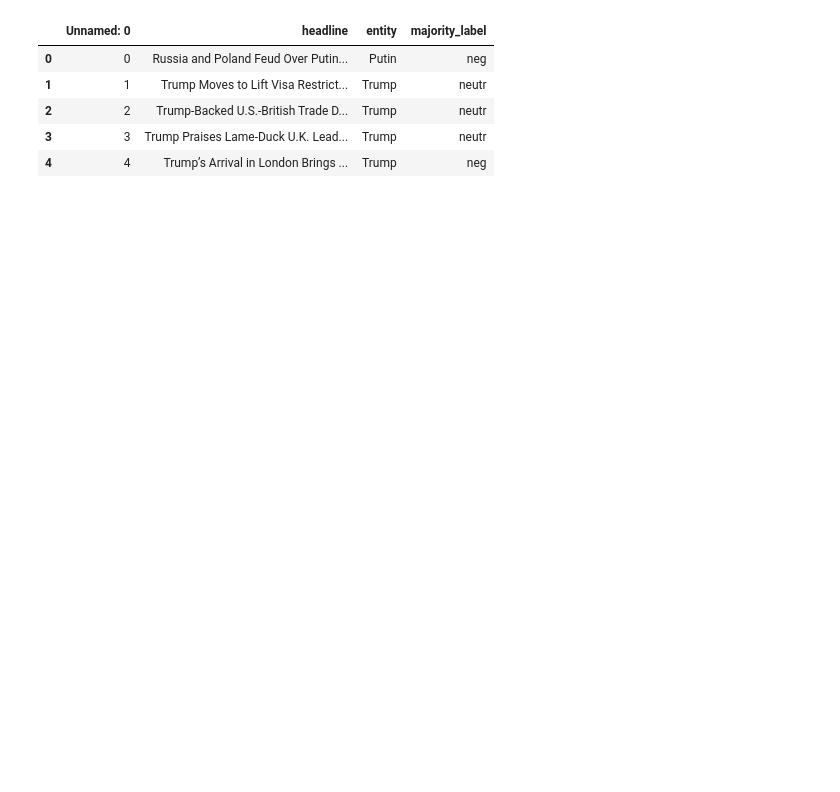
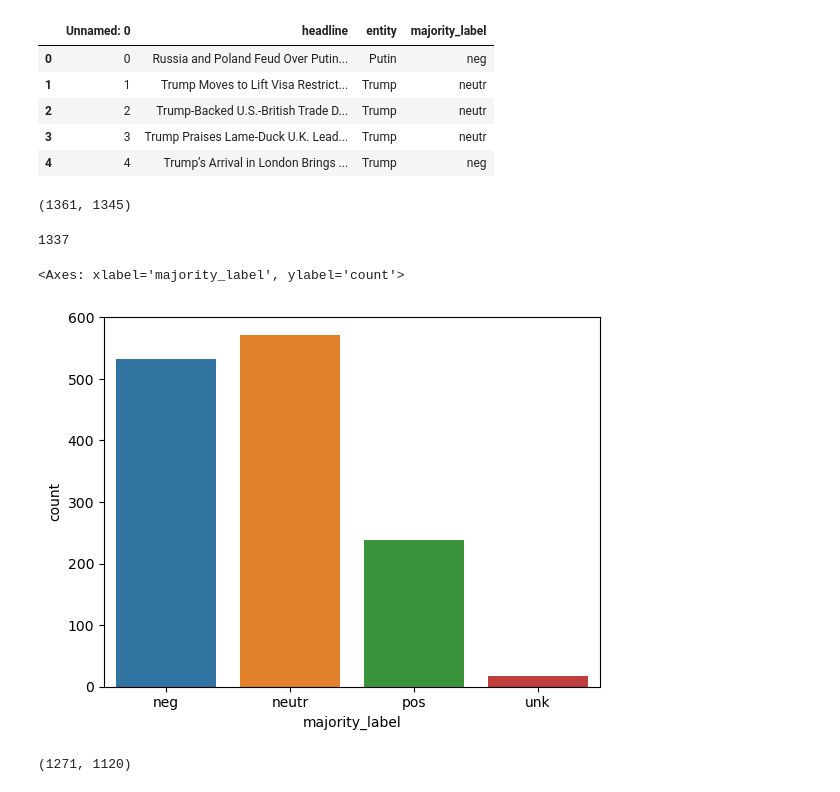
Before and after one commit to abhishekanand1710/nothing-new-s, a Jupyter notebook: Entity-Sentiment-Extraction-on-News.ipynb, the cells around one changed output. Saved outputs shown, nothing was run; the diff lists cells and outputs as text; code cells hidden in the pictures; blank space fills up the shorter version.

```diff
--- a/Entity-Sentiment-Extraction-on-News.ipynb
+++ b/Entity-Sentiment-Extraction-on-News.ipynb
@@ -74,3 +55,20 @@ SEN_en_AMT_df.head()
 | 2 | 2 | Trump-Backed U.S.-British Trade D... | Trump | neutr |
 | 3 | 3 | Trump Praises Lame-Duck U.K. Lead... | Trump | neutr |
 | 4 | 4 | Trump’s Arrival in London Brings ... | Trump | neg |
+# %%
+len(SEN_en_AMT_df), len(SEN_en_AMT_nooutlier_df)
+# %% [output]
+(1361, 1345)
+# %%
+len(SEN_en_AMT_df.headline.unique())
+# %% [output]
+1337
+# %%
+sns.countplot(SEN_en_AMT_df, x='majority_label')
+# %% [output]
+<Axes: xlabel='majority_label', ylabel='count'>
+[figure, added]
+# %%
+len(SEN_en_R_df), len(SEN_en_R_nooutlier_df)
+# %% [output]
+(1271, 1120)
```
Also changed, not shown: parts of 5 cells of this notebook.
